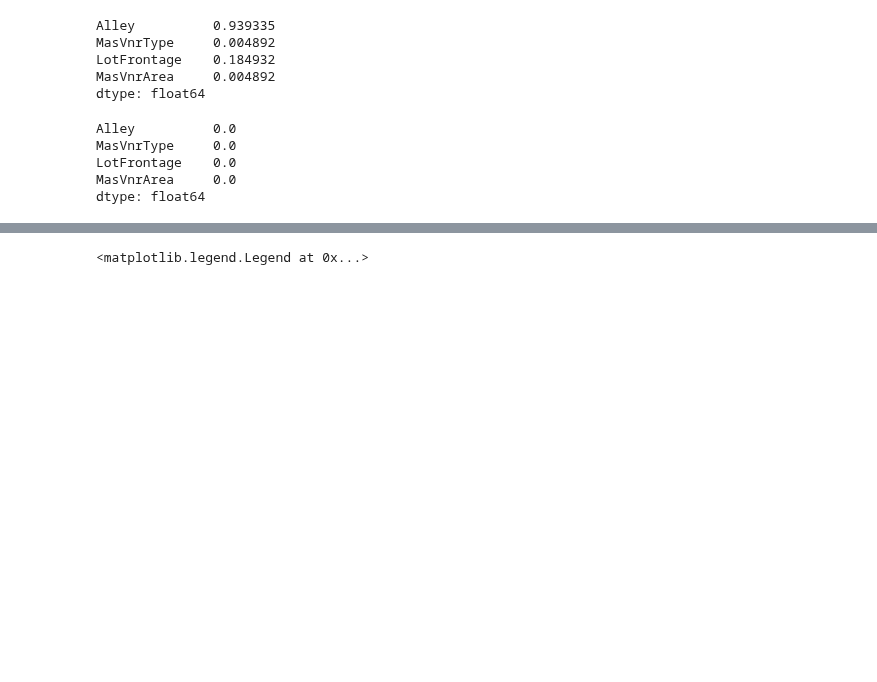
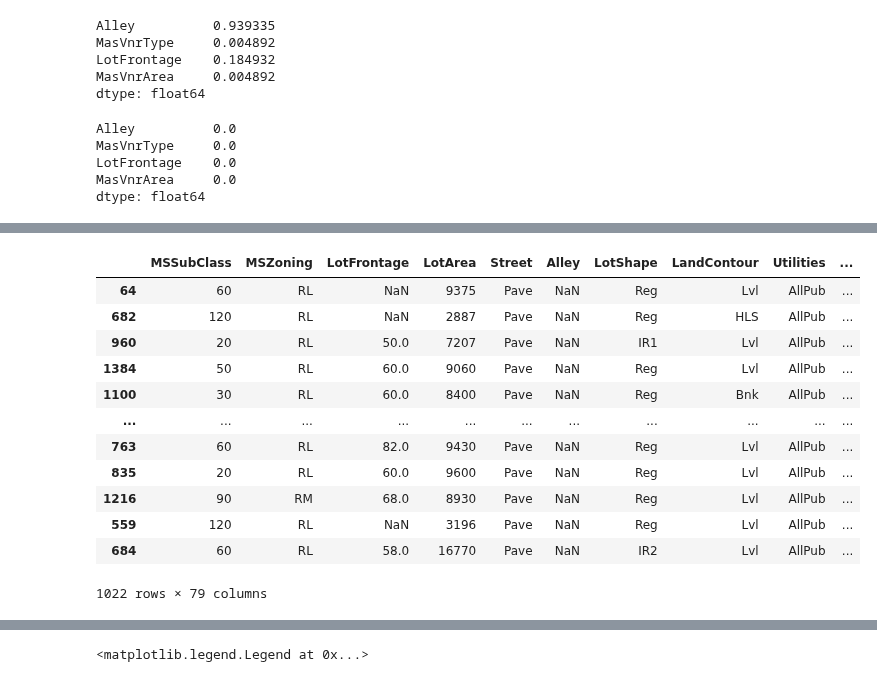
Before and after one commit to feature-engine/feature_engine, a Jupyter notebook: examples/imputation/RandomSampleImputer.ipynb, the cells around one changed output, grey strips where cells are left out. Saved outputs shown, nothing was run; the diff lists cells and outputs as text; code cells hidden in the pictures; blank space fills up the shorter version.

```diff
--- a/examples/imputation/RandomSampleImputer.ipynb
+++ b/examples/imputation/RandomSampleImputer.ipynb
@@ -50,9 +50,10 @@ X_train.shape, X_test.shape
 # note that the imputer has a random_state option for reproducibility
 # more on the seed for the imputer in the documentation
 
-random_imputer = random_sample.RandomSampleImputer(
+random_imputer = RandomSampleImputer(
     variables=['Alley', 'MasVnrType', 'LotFrontage', 'MasVnrArea'],
-    random_state=10)
+    random_state=10 # all observations will be imputed in batch with one seed
+)
 
 random_imputer.fit(X_train)
 # %% [output]
@@ -91,0 +118,8 @@ dtype: float64
+# %%
+imputer_obs = RandomSampleImputer(
+    random_state=['MSSubClass', 'YrSold'], # the values of these variables will be used as seed
+    seed='observation',# 1 seed per observation, determined by the values of the above variables
+    seeding_method='add' # we add the values of these variables to create the seed
+)
+
+imputer_obs.fit(X_train)
@@ -91,0 +138,18 @@ dtype: float64
+# %%
+# takes a copy of the entire train set
+
+imputer_obs.X_
+# %% [output]
+|  | MSSubClass | MSZoning | LotFrontage | LotArea | Street | Alley | LotShape | LandContour | Utilities | ... |
+| 64 | 60 | RL | NaN | 9375 | Pave | NaN | Reg | Lvl | AllPub | ... |
+| 682 | 120 | RL | NaN | 2887 | Pave | NaN | Reg | HLS | AllPub | ... |
+| 960 | 20 | RL | 50.0 | 7207 | Pave | NaN | IR1 | Lvl | AllPub | ... |
+| 1384 | 50 | RL | 60.0 | 9060 | Pave | NaN | Reg | Lvl | AllPub | ... |
+| 1100 | 30 | RL | 60.0 | 8400 | Pave | NaN | Reg | Bnk | AllPub | ... |
+| ... | ... | ... | ... | ... | ... | ... | ... | ... | ... | ... |
+| 763 | 60 | RL | 82.0 | 9430 | Pave | NaN | Reg | Lvl | AllPub | ... |
+| 835 | 20 | RL | 60.0 | 9600 | Pave | NaN | Reg | Lvl | AllPub | ... |
+| 1216 | 90 | RM | 68.0 | 8930 | Pave | NaN | Reg | Lvl | AllPub | ... |
+| 559 | 120 | RL | NaN | 3196 | Pave | NaN | Reg | Lvl | AllPub | ... |
+| 684 | 60 | RL | 58.0 | 16770 | Pave | NaN | IR2 | Lvl | AllPub | ... |
+1022 rows × 79 columns
```
Also changed, not shown: parts of 14 cells of this notebook, 6 other files.
